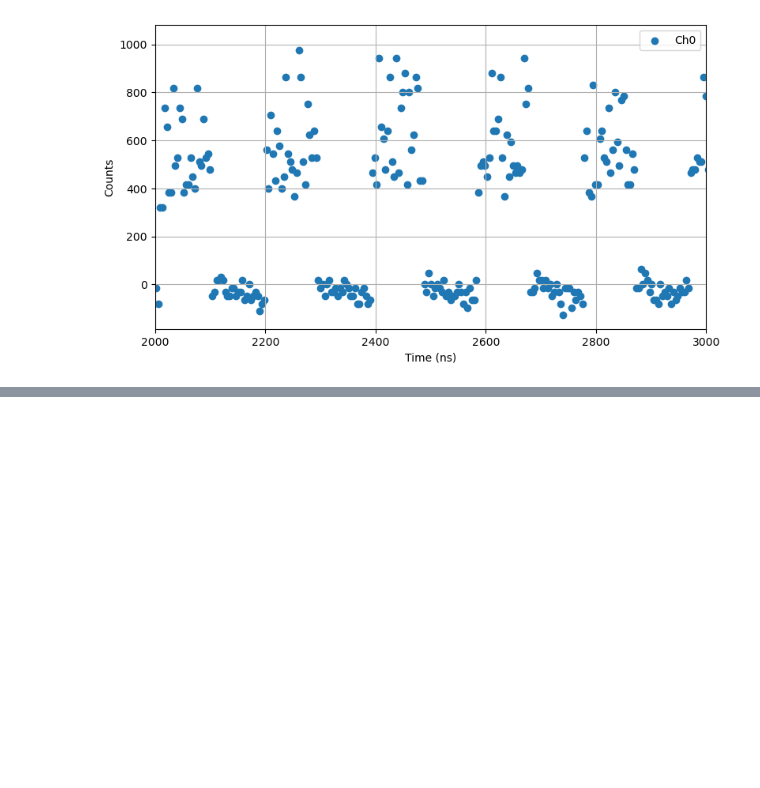
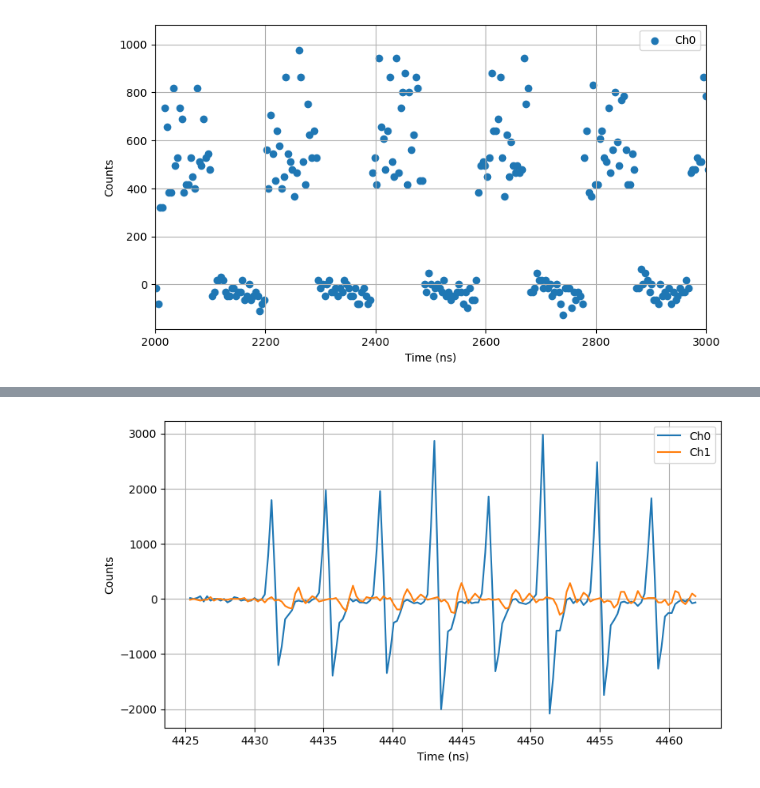
Before and after one commit to slaclab/kek-bpm-rfsoc-dev, a Jupyter notebook: software/notebooks/datfileanalysis.ipynb, the cells around one changed output, grey strips where cells are left out. Saved outputs shown, nothing was run; the diff lists cells and outputs as text; code cells hidden in the pictures; blank space fills up the shorter version.

```diff
--- a/software/notebooks/datfileanalysis.ipynb
+++ b/software/notebooks/datfileanalysis.ipynb
@@ -837,0 +892,12 @@ plt.grid()
+# %%
+start=18020
+stop=start+150
+plt.figure(figsize=(9,5))
+plt.plot(timeSteps[start:stop],ampFault[0][0][start:stop],label="Ch0")
+plt.plot(timeSteps[start:stop],ampFault[1][0][start:stop],label="Ch1")
+plt.xlabel("Time (ns)")
+plt.ylabel("Counts")
+plt.legend()
+plt.grid()
+# %% [output]
+[figure, added]
```
Also changed, not shown: parts of 5 cells of this notebook, 6 other files.
